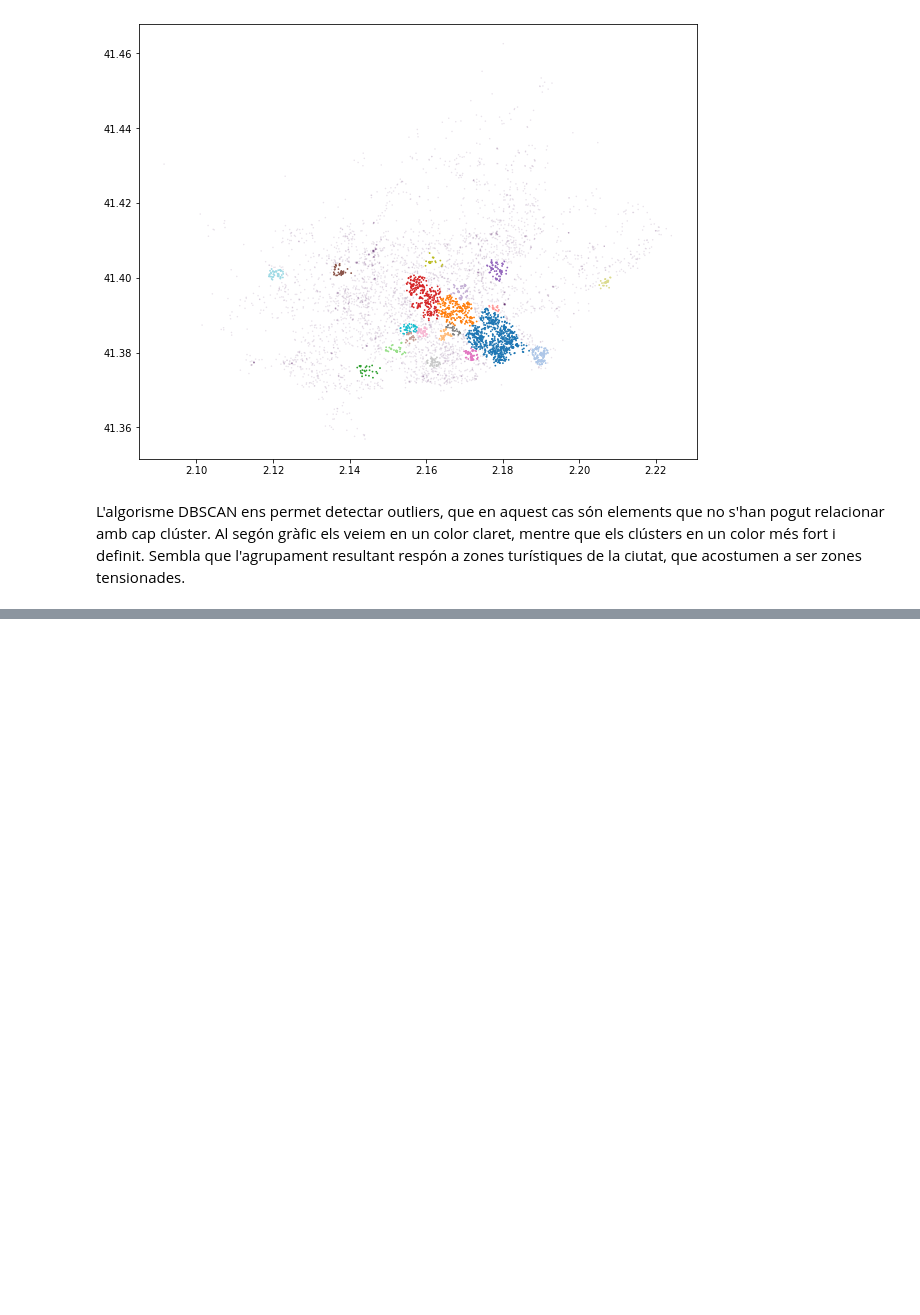
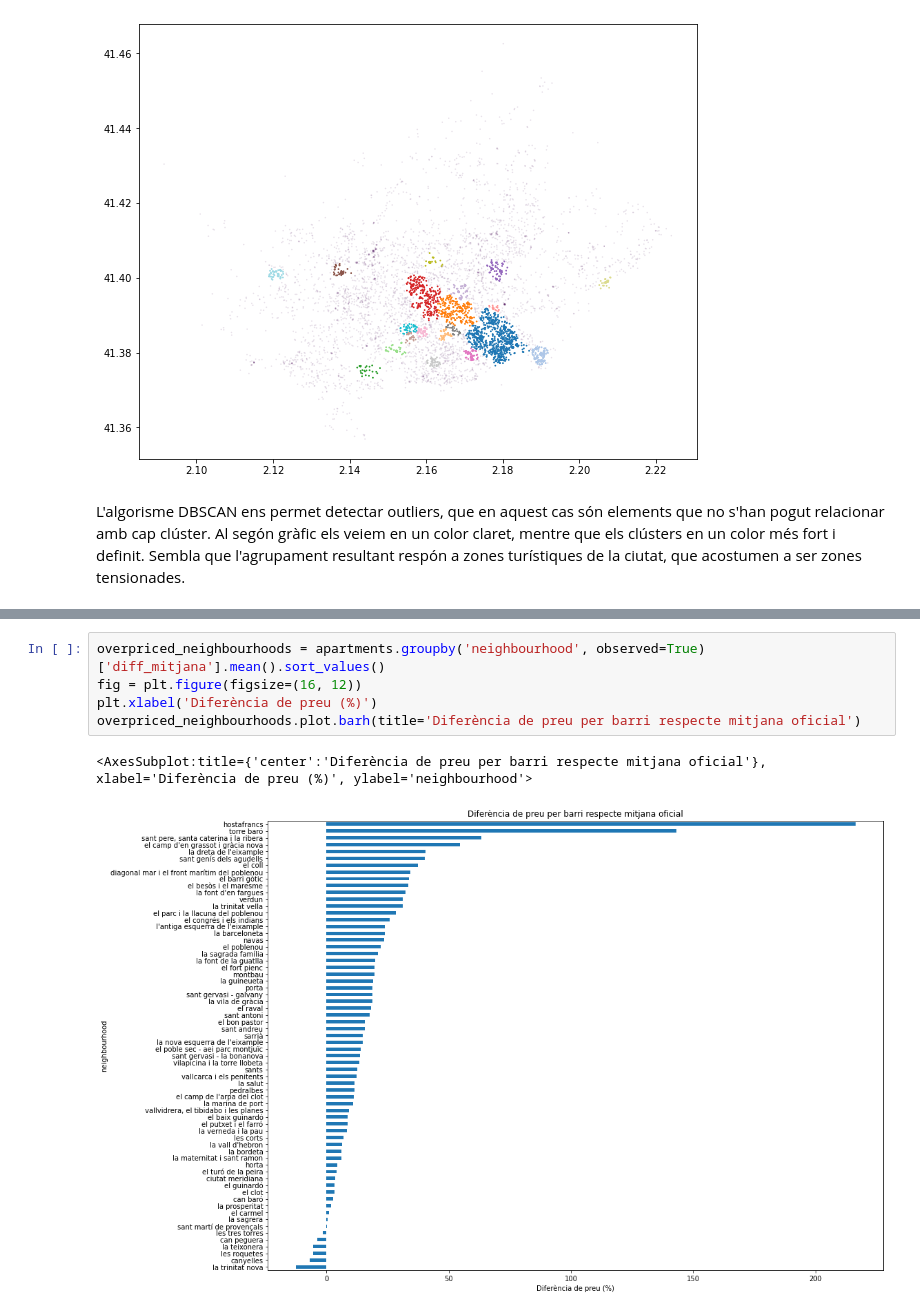
Before and after one commit to xordi/TPCD_Practica2, a Jupyter notebook: src/notebook.ipynb, the cells around one changed output, grey strips where cells are left out. Drawn from its saved outputs; the diff is of its cells as text; blank space fills up the shorter version.

```diff
--- a/src/notebook.ipynb
+++ b/src/notebook.ipynb
@@ -774,0 +803,8 @@ L'algorisme DBSCAN ens permet detectar outliers, que en aquest cas són elements
+# %%
+overpriced_neighbourhoods = apartments.groupby('neighbourhood', observed=True)['diff_mitjana'].mean().sort_values()
+fig = plt.figure(figsize=(16, 12))
+plt.xlabel('Diferència de preu (%)')
+overpriced_neighbourhoods.plot.barh(title='Diferència de preu per barri respecte mitjana oficial')
+# %% [output]
+<AxesSubplot:title={'center':'Diferència de preu per barri respecte mitjana oficial'}, xlabel='Diferència de preu (%)', ylabel='neighbourhood'>
+[figure, added]
```
Also changed, not shown: parts of 15 cells of this notebook.
